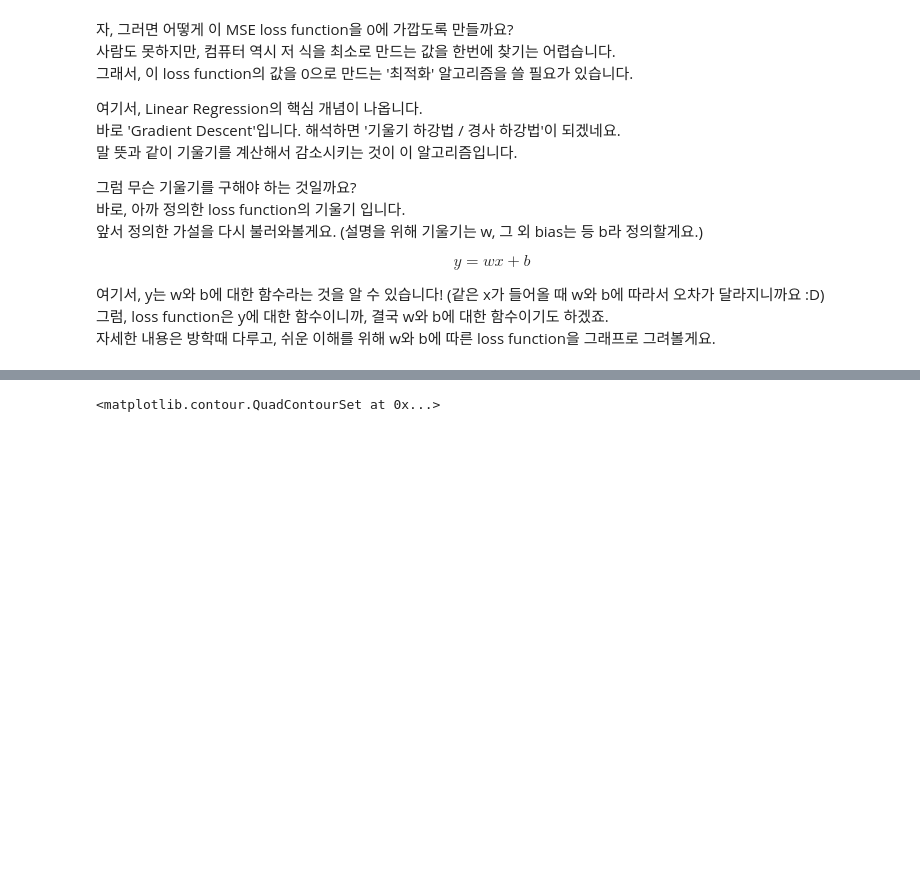
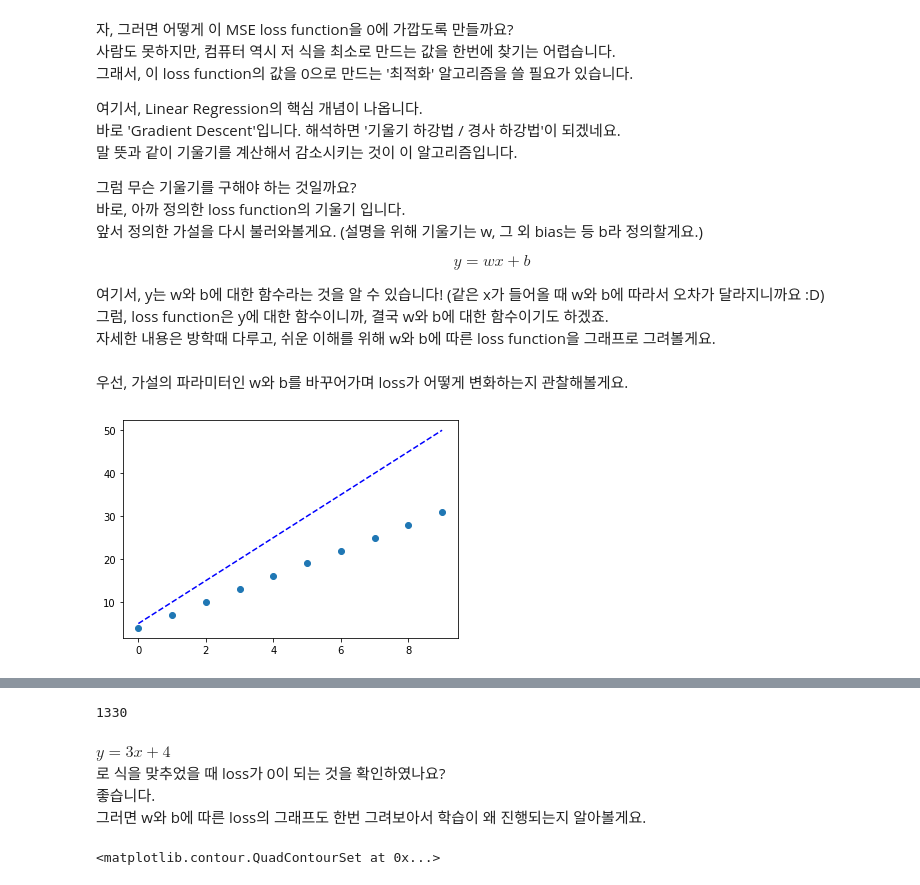
Before and after one commit to HanyangTechAI/CV_2020, a Jupyter notebook: lab01_Application_of_Neural_Network_in_Computer_Vision/1. Introduction to ML.ipynb, the cells around one changed output, grey strips where cells are left out. Cells and saved outputs as stored; diff of their text form; code cells hidden in the pictures; blank space fills up the shorter version.

```diff
--- a/lab01_Application_of_Neural_Network_in_Computer_Vision/1. Introduction to ML.ipynb
+++ b/lab01_Application_of_Neural_Network_in_Computer_Vision/1. Introduction to ML.ipynb
@@ -231,3 +232,20 @@ def MSE(w, b): # MSE 식을 직접 만들어주세요.
         loss += (model_out[i]-target_data[i])**2
 
     return loss
+# %% [markdown]
+우선, 가설의 파라미터인 w와 b를 바꾸어가며 loss가 어떻게 변화하는지 관찰해볼게요.
+# %%
+from ipywidgets import interact, interactive, fixed, interact_manual
+
+def MSEInteract(w, b):
+    T = [ w*i+b for i in X]
+    plt.clf()
+    plt.scatter(X, Y)
+    plt.plot(X, T, 'b--')
+    plt.show()
+    print("loss:")
+    return MSE(w, b)
+
+interact(MSEInteract, w=5, b=5);
+# %% [output]
+[figure, added]
@@ -234,3 +253,9 @@ def MSE(w, b): # MSE 식을 직접 만들어주세요.
+1330
+# %% [markdown]
+$ y = 3x + 4 $
+로 식을 맞추었을 때 loss가 0이 되는 것을 확인하였나요?
+좋습니다.
+그러면 w와 b에 따른 loss의 그래프도 한번 그려보아서 학습이 왜 진행되는지 알아볼게요.
 # %%
 from mpl_toolkits.mplot3d import Axes3D
 Xs, Ys = np.meshgrid(np.linspace(0, 6, 50), np.linspace(-10, 20, 50))
```
Also changed, not shown: parts of 6 cells of this notebook, 18 other files.
